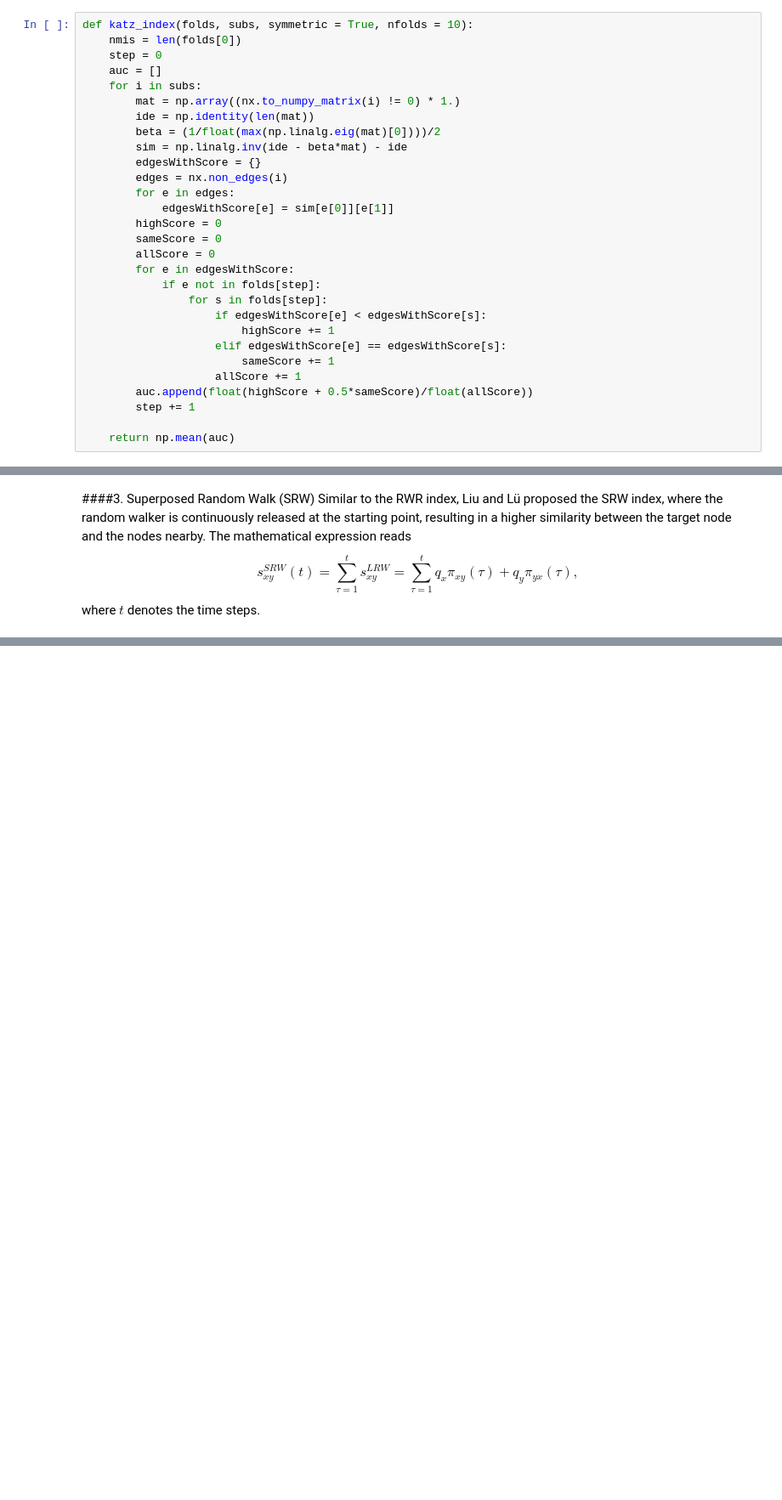
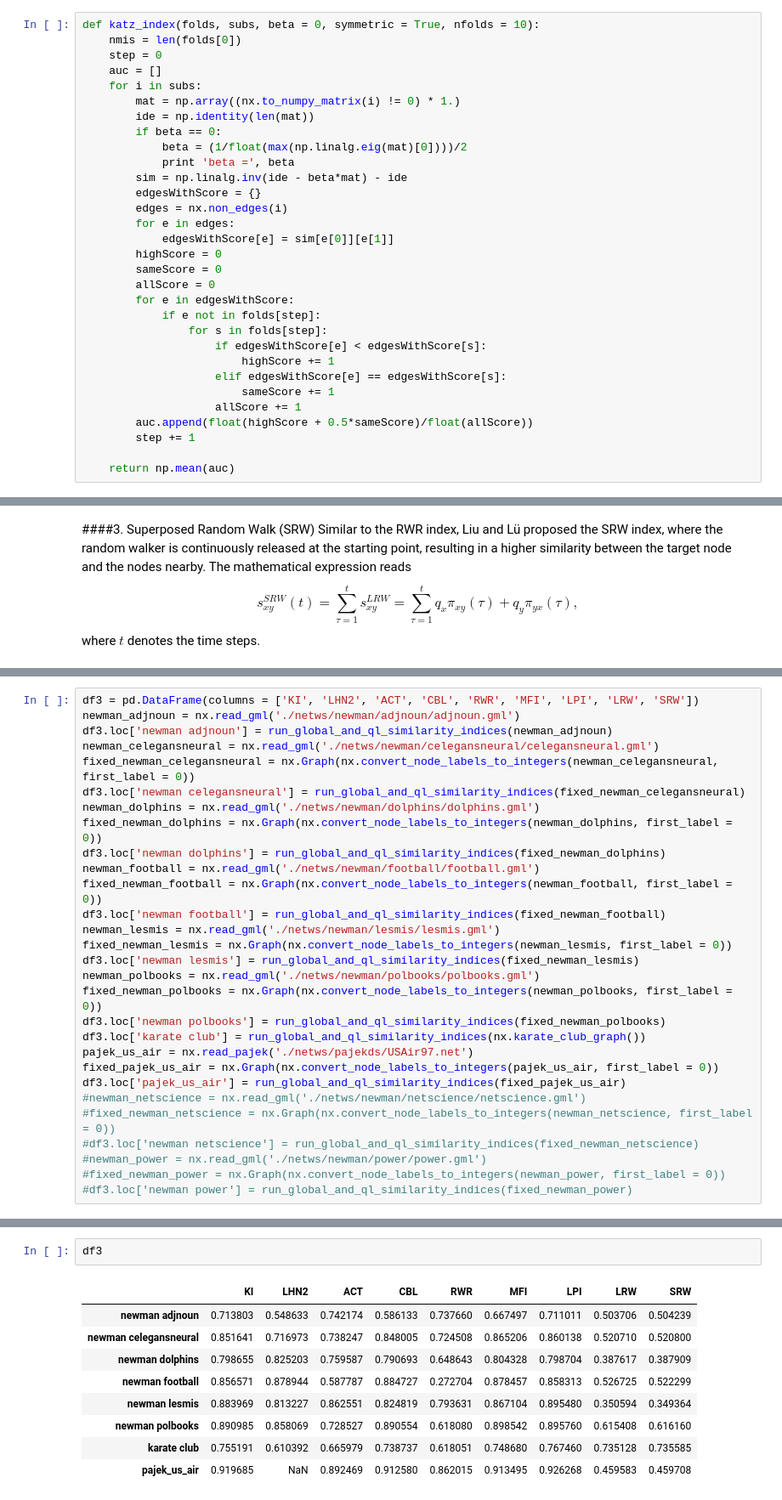
Before and after one commit to libfun/Course_m1_2015_ipynb_pub, a Jupyter notebook: Link_predicition.ipynb, the cells around one changed output, grey strips where cells are left out. Shown: that part at 85% size. Saved outputs shown, nothing was run; the diff lists cells and outputs as text; blank space fills up the shorter version.

```diff
--- a/Link_predicition.ipynb
+++ b/Link_predicition.ipynb
@@ -529,14 +518,16 @@ and is exponentially damped by length to give the shorter paths more weights. Th
 $$S^{Katz} = (I - \beta A)^{-1} - I.$$
 Note that, β must be lower than the reciprocal of the largest eigenvalue of matrix A to ensure the convergence of Eq.
 # %%
-def katz_index(folds, subs, symmetric = True, nfolds = 10):
+def katz_index(folds, subs, beta = 0, symmetric = True, nfolds = 10):
     nmis = len(folds[0])
     step = 0
     auc = []
     for i in subs:
         mat = np.array((nx.to_numpy_matrix(i) != 0) * 1.)
         ide = np.identity(len(mat))
-        beta = (1/float(max(np.linalg.eig(mat)[0])))/2
+        if beta == 0:
+            beta = (1/float(max(np.linalg.eig(mat)[0])))/2
+            print 'beta =', beta
         sim = np.linalg.inv(ide - beta*mat) - ide
         edgesWithScore = {}
         edges = nx.non_edges(i)
@@ -887,0 +1141,29 @@ where $t$ denotes the time steps.
+# %%
+df3 = pd.DataFrame(columns = ['KI', 'LHN2', 'ACT', 'CBL', 'RWR', 'MFI', 'LPI', 'LRW', 'SRW'])
+newman_adjnoun = nx.read_gml('./netws/newman/adjnoun/adjnoun.gml')
+df3.loc['newman adjnoun'] = run_global_and_ql_similarity_indices(newman_adjnoun)
+newman_celegansneural = nx.read_gml('./netws/newman/celegansneural/celegansneural.gml')
+fixed_newman_celegansneural = nx.Graph(nx.convert_node_labels_to_integers(newman_celegansneural, first_label = 0))
+df3.loc['newman celegansneural'] = run_global_and_ql_similarity_indices(fixed_newman_celegansneural)
+newman_dolphins = nx.read_gml('./netws/newman/dolphins/dolphins.gml')
+fixed_newman_dolphins = nx.Graph(nx.convert_node_labels_to_integers(newman_dolphins, first_label = 0))
+df3.loc['newman dolphins'] = run_global_and_ql_similarity_indices(fixed_newman_dolphins)
+newman_football = nx.read_gml('./netws/newman/football/football.gml')
+fixed_newman_football = nx.Graph(nx.convert_node_labels_to_integers(newman_football, first_label = 0))
+df3.loc['newman football'] = run_global_and_ql_similarity_indices(fixed_newman_football)
+newman_lesmis = nx.read_gml('./netws/newman/lesmis/lesmis.gml')
+fixed_newman_lesmis = nx.Graph(nx.convert_node_labels_to_integers(newman_lesmis, first_label = 0))
+df3.loc['newman lesmis'] = run_global_and_ql_similarity_indices(fixed_newman_lesmis)
+newman_polbooks = nx.read_gml('./netws/newman/polbooks/polbooks.gml')
+fixed_newman_polbooks = nx.Graph(nx.convert_node_labels_to_integers(newman_polbooks, first_label = 0))
+df3.loc['newman polbooks'] = run_global_and_ql_similarity_indices(fixed_newman_polbooks)
+df3.loc['karate club'] = run_global_and_ql_similarity_indices(nx.karate_club_graph())
+pajek_us_air = nx.read_pajek('./netws/pajekds/USAir97.net')
+fixed_pajek_us_air = nx.Graph(nx.convert_node_labels_to_integers(pajek_us_air, first_label = 0))
+df3.loc['pajek_us_air'] = run_global_and_ql_similarity_indices(fixed_pajek_us_air)
+#newman_netscience = nx.read_gml('./netws/newman/netscience/netscience.gml')
+#fixed_newman_netscience = nx.Graph(nx.convert_node_labels_to_integers(newman_netscience, first_label = 0))
+#df3.loc['newman netscience'] = run_global_and_ql_similarity_indices(fixed_newman_netscience)
+#newman_power = nx.read_gml('./netws/newman/power/power.gml')
+#fixed_newman_power = nx.Graph(nx.convert_node_labels_to_integers(newman_power, first_label = 0))
+#df3.loc['newman power'] = run_global_and_ql_similarity_indices(fixed_newman_power)
@@ -887,0 +1189,12 @@ where $t$ denotes the time steps.
+# %%
+df3
+# %% [output]
+|  | KI | LHN2 | ACT | CBL | RWR | MFI | LPI | LRW | SRW |
+| newman adjnoun | 0.713803 | 0.548633 | 0.742174 | 0.586133 | 0.737660 | 0.667497 | 0.711011 | 0.503706 | 0.504239 |
+| newman celegansneural | 0.851641 | 0.716973 | 0.738247 | 0.848005 | 0.724508 | 0.865206 | 0.860138 | 0.520710 | 0.520800 |
+| newman dolphins | 0.798655 | 0.825203 | 0.759587 | 0.790693 | 0.648643 | 0.804328 | 0.798704 | 0.387617 | 0.387909 |
+| newman football | 0.856571 | 0.878944 | 0.587787 | 0.884727 | 0.272704 | 0.878457 | 0.858313 | 0.526725 | 0.522299 |
+| newman lesmis | 0.883969 | 0.813227 | 0.862551 | 0.824819 | 0.793631 | 0.867104 | 0.895480 | 0.350594 | 0.349364 |
+| newman polbooks | 0.890985 | 0.858069 | 0.728527 | 0.890554 | 0.618080 | 0.898542 | 0.895760 | 0.615408 | 0.616160 |
+| karate club | 0.755191 | 0.610392 | 0.665979 | 0.738737 | 0.618051 | 0.748680 | 0.767460 | 0.735128 | 0.735585 |
+| pajek_us_air | 0.919685 | NaN | 0.892469 | 0.912580 | 0.862015 | 0.913495 | 0.926268 | 0.459583 | 0.459708 |
```
Also changed, not shown: parts of 64 cells of this notebook, 48 other files.
